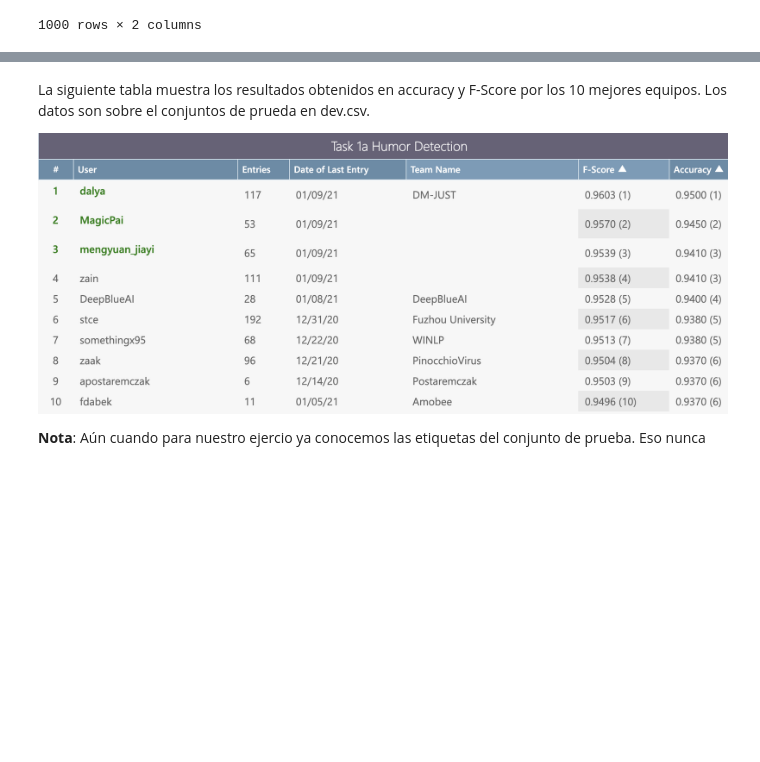
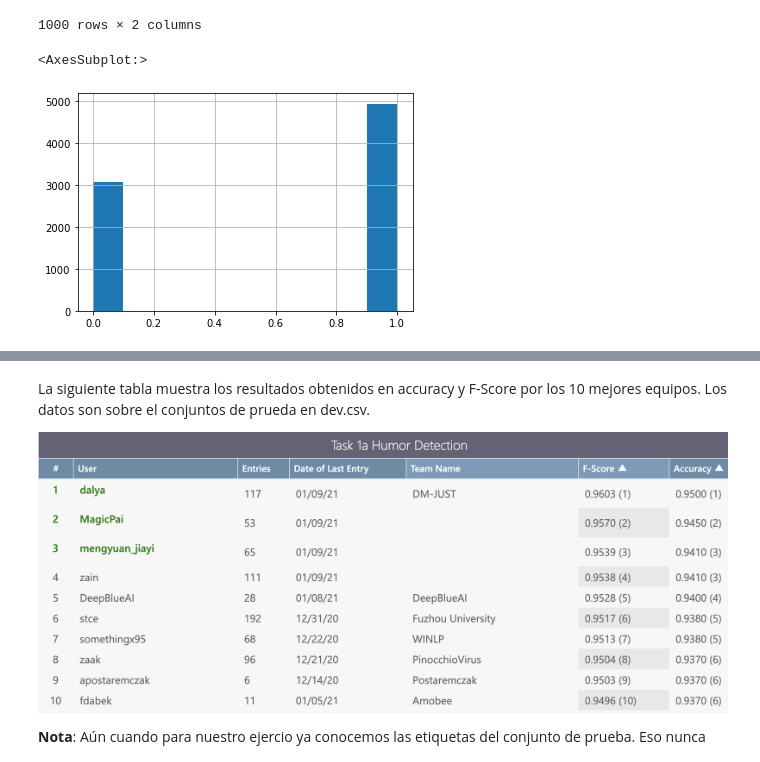
Before and after one commit to kyriox/nlp, a Jupyter notebook: 03_Ejercicio_Clasificación_Texto.ipynb, the cells around one changed output, grey strips where cells are left out. Saved outputs shown, nothing was run; the diff lists cells and outputs as text; code cells hidden in the pictures; blank space fills up the shorter version.

```diff
--- a/03_Ejercicio_Clasificación_Texto.ipynb
+++ b/03_Ejercicio_Clasificación_Texto.ipynb
@@ -74,3 +81,8 @@ test_df # conjusnto de prueba
 | 998 | In honor of Fathers Day, I'm gonn... | 0 |
 | 999 | I don't know why Coca-Cola and Pe... | 1 |
 1000 rows × 2 columns
+# %%
+train_df.is_humor.hist()
+# %% [output]
+<AxesSubplot:>
+[figure, added]
```
Also changed, not shown: parts of 12 cells of this notebook, 1 other file.
